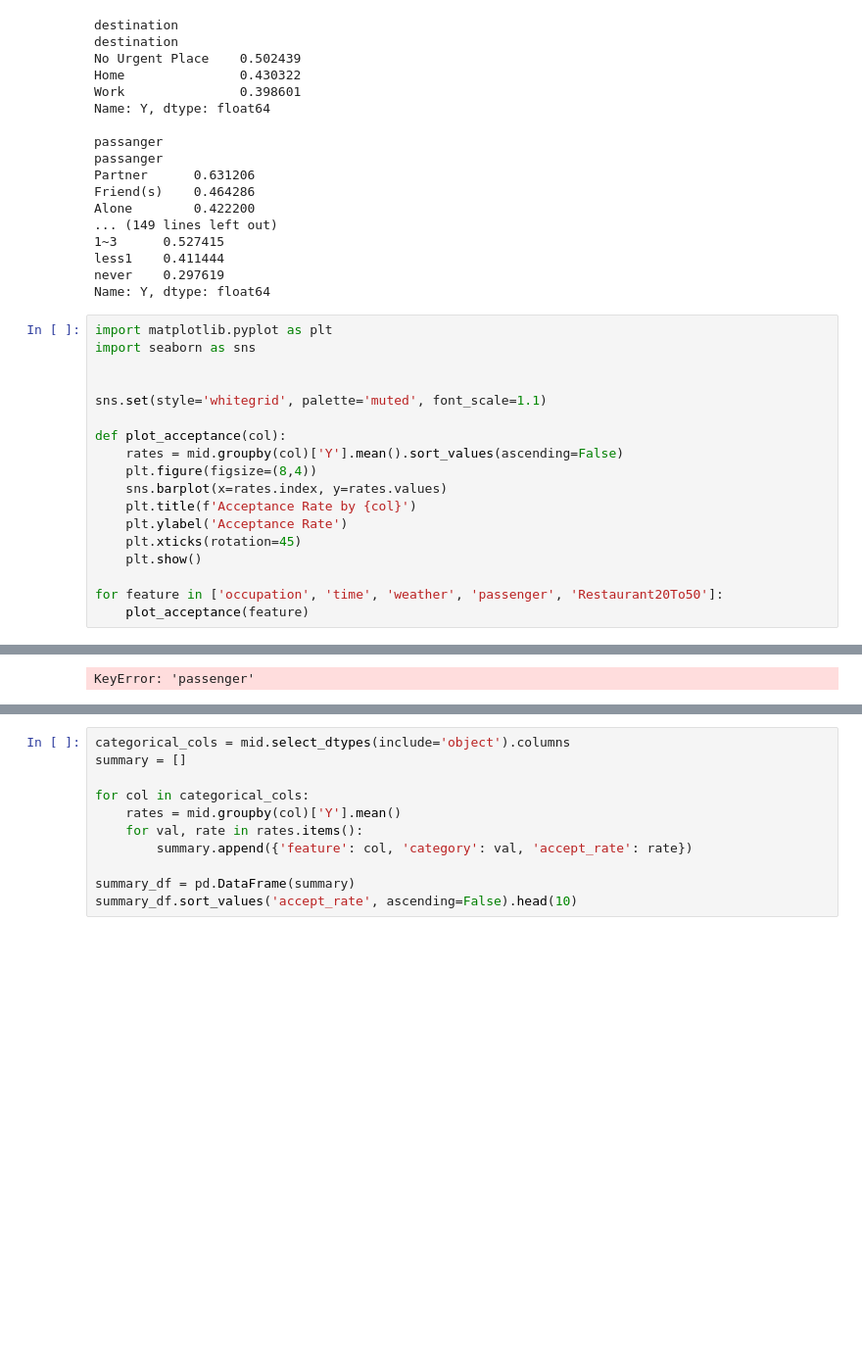
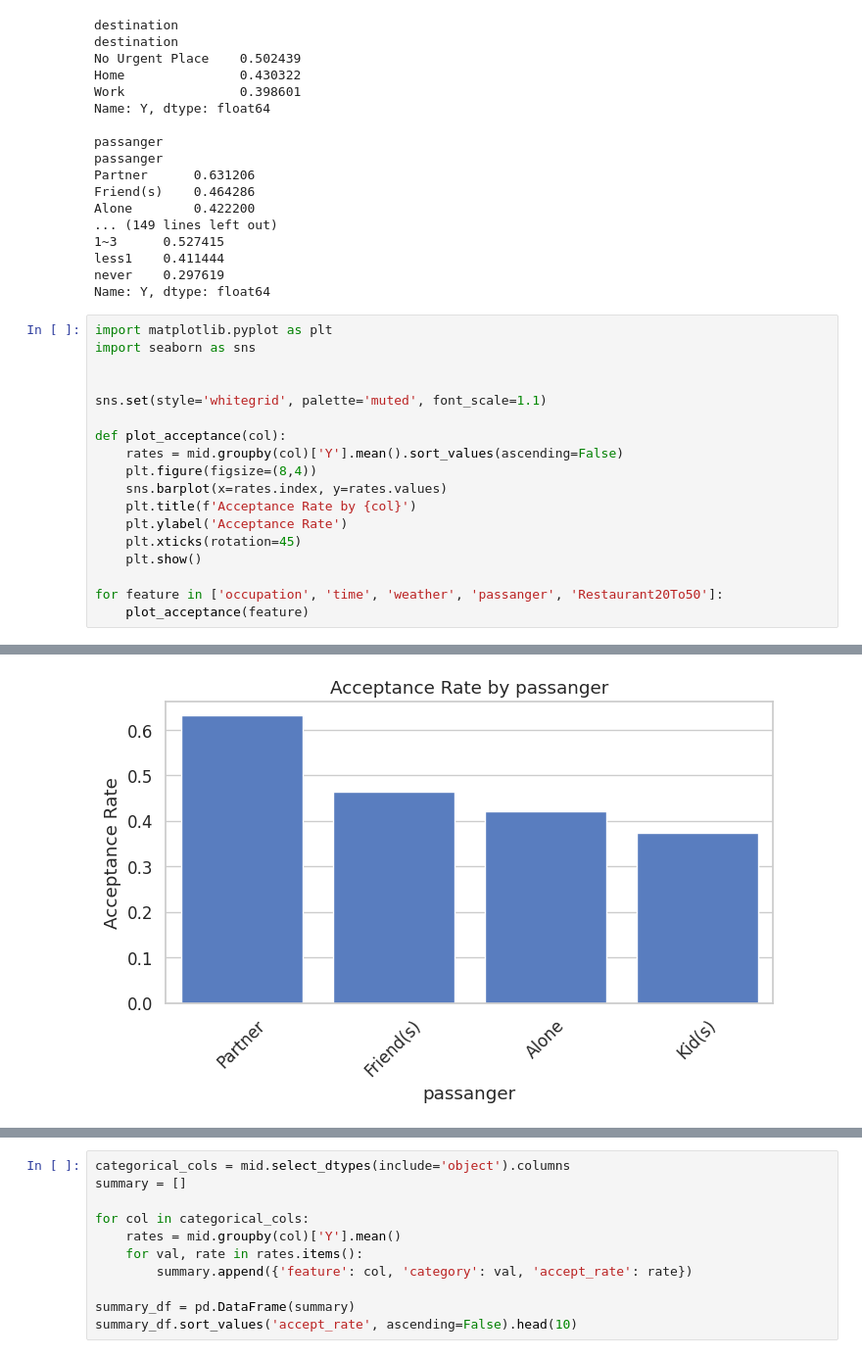
Before and after one commit to rh2098ta/Practicalapplication1, a Jupyter notebook: practicalassignment1.ipynb, the cells around one changed output, grey strips where cells are left out. Shown at 98% size. Drawn from its saved outputs; the diff is of its cells as text; blank space fills up the shorter version.

```diff
--- a/practicalassignment1.ipynb
+++ b/practicalassignment1.ipynb
@@ -66,23 +66,23 @@ Name: Y, dtype: float64
 # %%
 import matplotlib.pyplot as plt
 import seaborn as sns
 
 
 sns.set(style='whitegrid', palette='muted', font_scale=1.1)
 
 def plot_acceptance(col):
     rates = mid.groupby(col)['Y'].mean().sort_values(ascending=False)
     plt.figure(figsize=(8,4))
     sns.barplot(x=rates.index, y=rates.values)
     plt.title(f'Acceptance Rate by {col}')
     plt.ylabel('Acceptance Rate')
     plt.xticks(rotation=45)
     plt.show()
 
-for feature in ['occupation', 'time', 'weather', 'passenger', 'Restaurant20To50']:
+for feature in ['occupation', 'time', 'weather', 'passanger', 'Restaurant20To50']:
     plot_acceptance(feature)
 # %% [output]
 [figure]
 [figure]
 [figure]
-KeyError: 'passenger'
+[figure, added]
```
Also changed, not shown: parts of 3 cells of this notebook.
